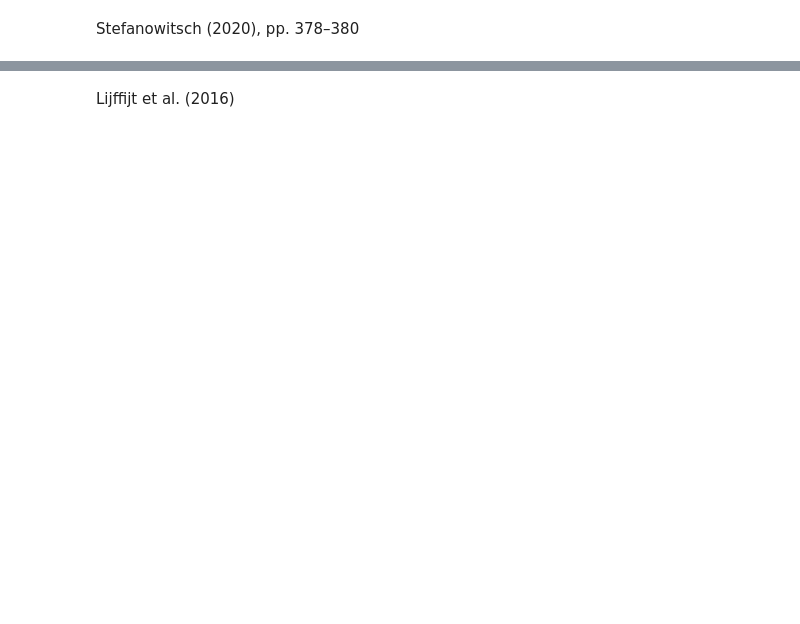
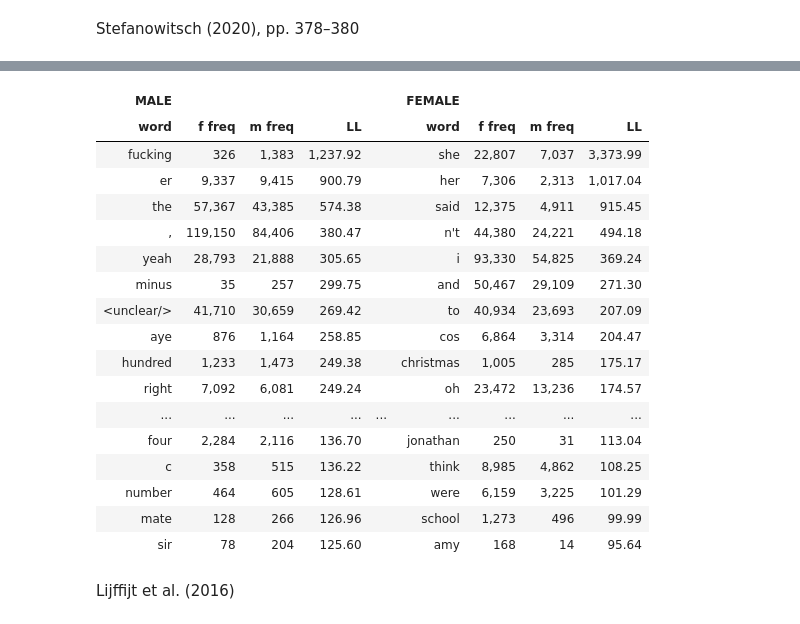
Before and after one commit to rmalouf/polars_corpus, a Jupyter notebook: examples/keywords.ipynb, the cells around one changed output, grey strips where cells are left out. Drawn from its saved outputs; the diff is of its cells as text; code cells hidden in the pictures; blank space fills up the shorter version.

Commit message:
ttest and loglik: refactor and clean up API

```diff
--- a/examples/keywords.ipynb
+++ b/examples/keywords.ipynb
@@ -68,6 +123,4 @@ Stefanowitsch (2020), pp. 378–380
 # %%
 freq_table = plc.crosstab(bnc, pl.col("norm").str.to_lowercase(), "sex")
 # %%
-plc.compute_loglik(freq_table).filter(
-    pl.col("sex") == "m", pl.col("f12") > pl.col("f1") * (pl.col("f2") / pl.col("n"))
-).sort(by="LL", descending=True)
+ll = freq_table.with_columns(LL=plc.loglik("f12", "f1", "f2", "n")).sort(by="LL", descending=True)
@@ -115,11 +126,0 @@ keywords = (
-# %%
-ax = sns.scatterplot(keywords, x="f12", y="LL", hue="sex")
-
-labels = []
-for word, f12, ll in keywords.select("norm", "f12", "LL").iter_rows():
-    labels.append(ax.text(f12, ll, word, ha="center", va="center"))
-adjust_text(labels, arrowprops=dict(arrowstyle="->", color="red"))
-
-# plt.loglog()
-plt.xlabel("Joint frequency")
-plt.show()
@@ -128,2 +127,74 @@ plt.show()
+# %%
+lex = ll.select("norm", "sex", "f12").pivot(on="sex", index="norm")
+
+male = (
+    ll.filter(
+        pl.col("sex") == "m",
+        pl.col("f12") > pl.col("f1") * (pl.col("f2") / pl.col("n")),
+    )
+    .select("norm", "LL")
+    .join(lex, on="norm", how="left")
+    .head(25)
+    .select(pl.all().name.suffix("_m"))
+)
+
+female = (
+    ll.filter(
+        pl.col("sex") == "f",
+        pl.col("f12") > pl.col("f1") * (pl.col("f2") / pl.col("n")),
+    )
+    .select("norm", "LL")
+    .join(lex, on="norm", how="left")
+    .head(25)
+)
+
+tbl = (
+    pl.concat([male, female], how="horizontal")
+    .with_columns(pl.lit("").alias("spacer"))
+    .select("norm_m", "f_m", "m_m", "LL_m", "spacer", "norm", "f", "m", "LL")
+    .style.fmt_number(["LL_m", "LL"], decimals=2)
+    .fmt_integer(["f_m", "m_m", "f", "m"], use_seps=True)
+    .fmt(html.escape, columns=["norm_m", "norm"])
+    .tab_spanner("MALE", ["norm_m", "f_m", "m_m", "LL_m"])
+    .tab_spanner("FEMALE", ["norm", "f", "m", "LL"])
+    .cols_label(
+        {
+            "norm_m": "word",
+            "LL_m": "LL",
+            "norm": "word",
+            "spacer": "",
+            "f_m": "f freq",
+            "m_m": "m freq",
+            "f": "f freq",
+            "m": "m freq",
+        }
+    )
+    .tab_style(
+        style=gt.style.css("width:50px"), locations=gt.loc.body(columns=["spacer"])
+    )
+    .opt_row_striping()
+    .opt_vertical_padding(0.6)
+)
+
+tbl.save("LL")
+# %% [output]
+| MALE |  |  |  |  | FEMALE |  |  |  |
+| word | f freq | m freq | LL |  | word | f freq | m freq | LL |
+| fucking | 326 | 1,383 | 1,237.92 |  | she | 22,807 | 7,037 | 3,373.99 |
+| er | 9,337 | 9,415 | 900.79 |  | her | 7,306 | 2,313 | 1,017.04 |
+| the | 57,367 | 43,385 | 574.38 |  | said | 12,375 | 4,911 | 915.45 |
+| , | 119,150 | 84,406 | 380.47 |  | n't | 44,380 | 24,221 | 494.18 |
+| yeah | 28,793 | 21,888 | 305.65 |  | i | 93,330 | 54,825 | 369.24 |
+| minus | 35 | 257 | 299.75 |  | and | 50,467 | 29,109 | 271.30 |
+| <unclear/> | 41,710 | 30,659 | 269.42 |  | to | 40,934 | 23,693 | 207.09 |
+| aye | 876 | 1,164 | 258.85 |  | cos | 6,864 | 3,314 | 204.47 |
+| hundred | 1,233 | 1,473 | 249.38 |  | christmas | 1,005 | 285 | 175.17 |
+| right | 7,092 | 6,081 | 249.24 |  | oh | 23,472 | 13,236 | 174.57 |
+| ... | ... | ... | ... | ... | ... | ... | ... | ... |
+| four | 2,284 | 2,116 | 136.70 |  | jonathan | 250 | 31 | 113.04 |
+| c | 358 | 515 | 136.22 |  | think | 8,985 | 4,862 | 108.25 |
+| number | 464 | 605 | 128.61 |  | were | 6,159 | 3,225 | 101.29 |
+| mate | 128 | 266 | 126.96 |  | school | 1,273 | 496 | 99.99 |
+| sir | 78 | 204 | 125.60 |  | amy | 168 | 14 | 95.64 |
 # %% [markdown]
 Lijffijt et al. (2016)
```
Also changed, not shown: parts of 32 cells of this notebook, 13 other files.
